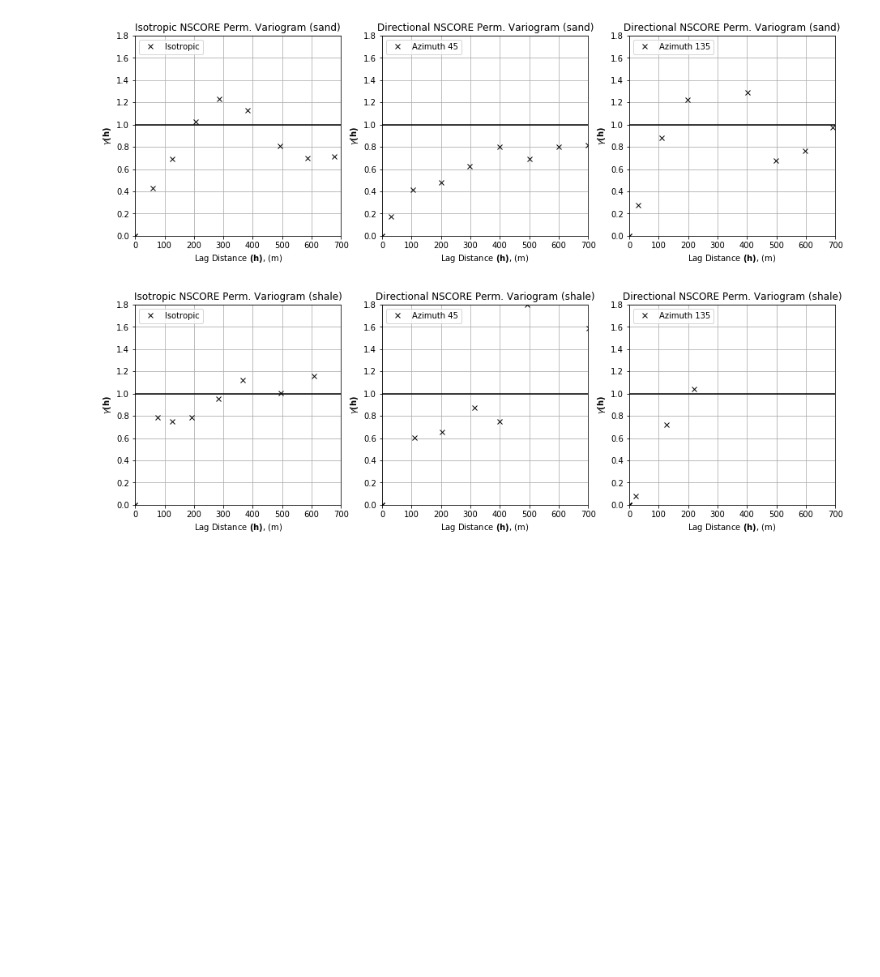
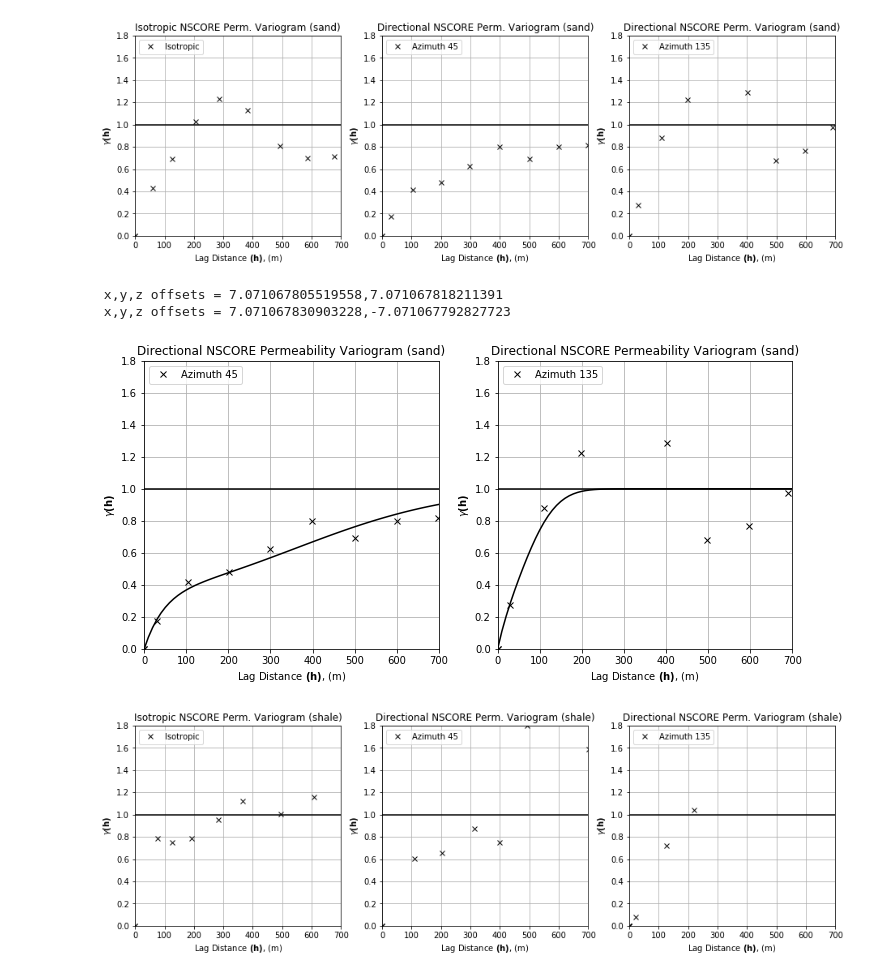
Before and after one commit to sunnylilypi/GS_3, a Jupyter notebook: Team_4_Project_3.ipynb, the cells around one changed output. Drawn from its saved outputs; the diff is of its cells as text; code cells hidden in the pictures; blank space fills up the shorter version.

```diff
--- a/Team_4_Project_3.ipynb
+++ b/Team_4_Project_3.ipynb
@@ -732,6 +812,47 @@ plt.subplots_adjust(left=0.0, bottom=0.0, right=2.0, top=4.2, wspace=0.2, hspace
 plt.show()
 # %% [output]
 [figure]
+# %%
+nug = 0; nst = 2
+it1 = 2; cc1 = 0.4; azi1 = 45; hmaj1 = 150; hmin1 = 100
+it2 = 3; cc2 = 0.6; azi2 = 45; hmaj2 = 900; hmin2 = 180
+
+vario = GSLIB.make_variogram(nug,nst,it1,cc1,azi1,hmaj1,hmin1,it2,cc2,azi2,hmaj2,hmin2)
+nlag = 70; xlag = 10; azm = 45;
+index45,h45,gam45,cov45,ro45 = vmodel(nlag,xlag,azm,vario)
+azm = 135
+index135,h135,gam135,cov135,ro135 = vmodel(nlag,xlag,azm,vario)
+
+plt.subplot(1,2,1)
+plt.plot(lag[0,:],gamma[0,:],'x',color = 'black',label = 'Azimuth ' +str(azi_mat[0]))
+plt.plot([0,2000],[1.0,1.0],color = 'black')
+plt.plot(h45,gam45,color = 'black')
+plt.xlabel(r'Lag Distance $\bf(h)$, (m)')
+plt.ylabel(r'$\gamma \bf(h)$')
+plt.title('Directional NSCORE Permeability Variogram (sand)')
+plt.xlim([0,700])
+plt.ylim([0,1.8])
+plt.legend(loc='upper left')
+plt.grid(True)
+
+plt.subplot(1,2,2)
+plt.plot(lag[1,:],gamma[1,:],'x',color = 'black',label = 'Azimuth ' +str(azi_mat[1]))
+plt.plot([0,2000],[1.0,1.0],color = 'black')
+plt.plot(h135,gam135,color = 'black')
+plt.xlabel(r'Lag Distance $\bf(h)$, (m)')
+plt.ylabel(r'$\gamma \bf(h)$')
+plt.title('Directional NSCORE Permeability Variogram (sand)')
+plt.xlim([0,700])
+plt.ylim([0,1.8])
+plt.legend(loc='upper left')
+plt.grid(True)
+
+plt.subplots_adjust(left=0.0, bottom=0.0, right=1.5, top=1, wspace=0.2, hspace=0.2)
+plt.show()
+# %% [output]
+ x,y,z offsets = 7.071067805519558,7.071067818211391
+ x,y,z offsets = 7.071067830903228,-7.071067792827723
+[figure, added]
 # %%
 # This is for Sand Permeability
 
```
Also changed, not shown: parts of 9 cells of this notebook.
